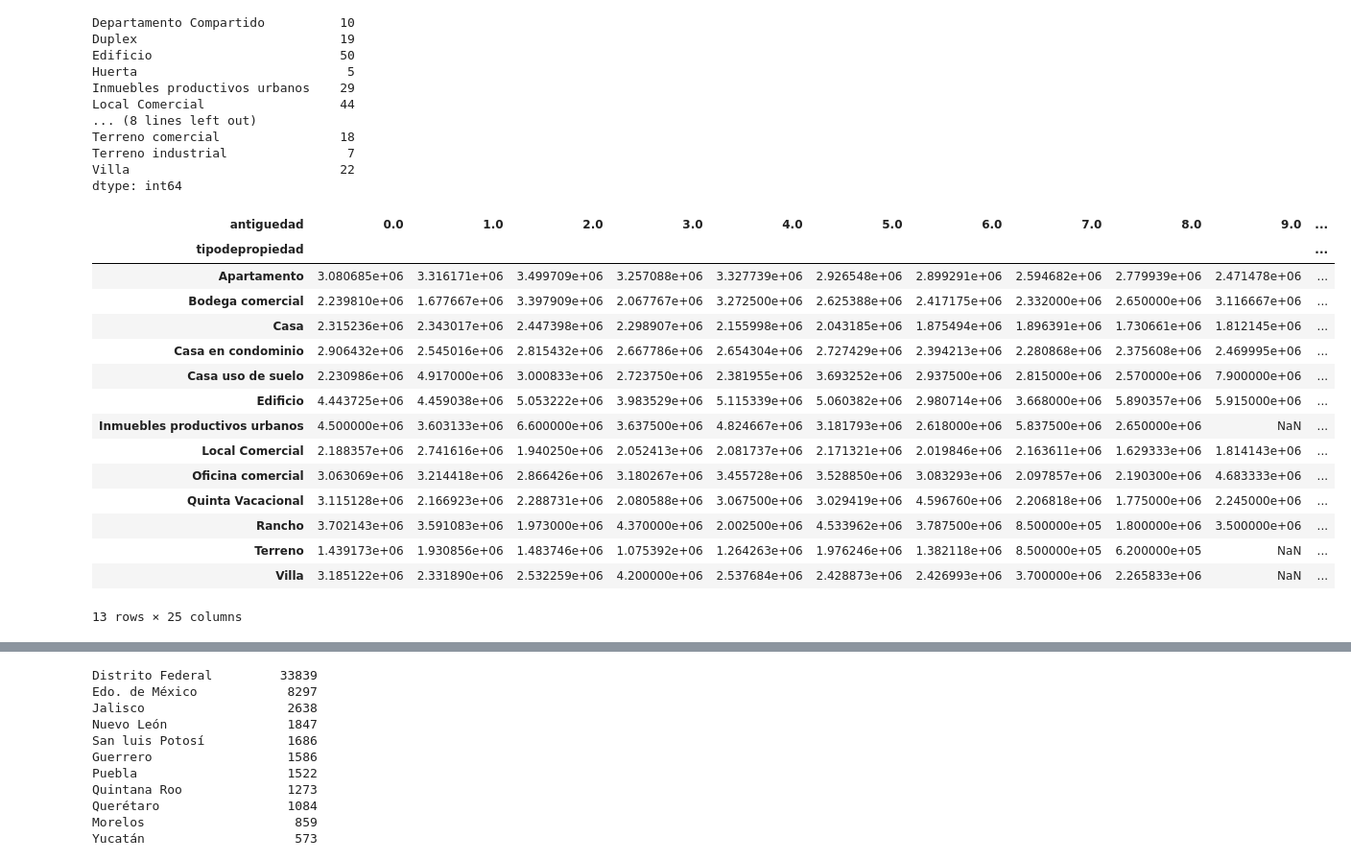
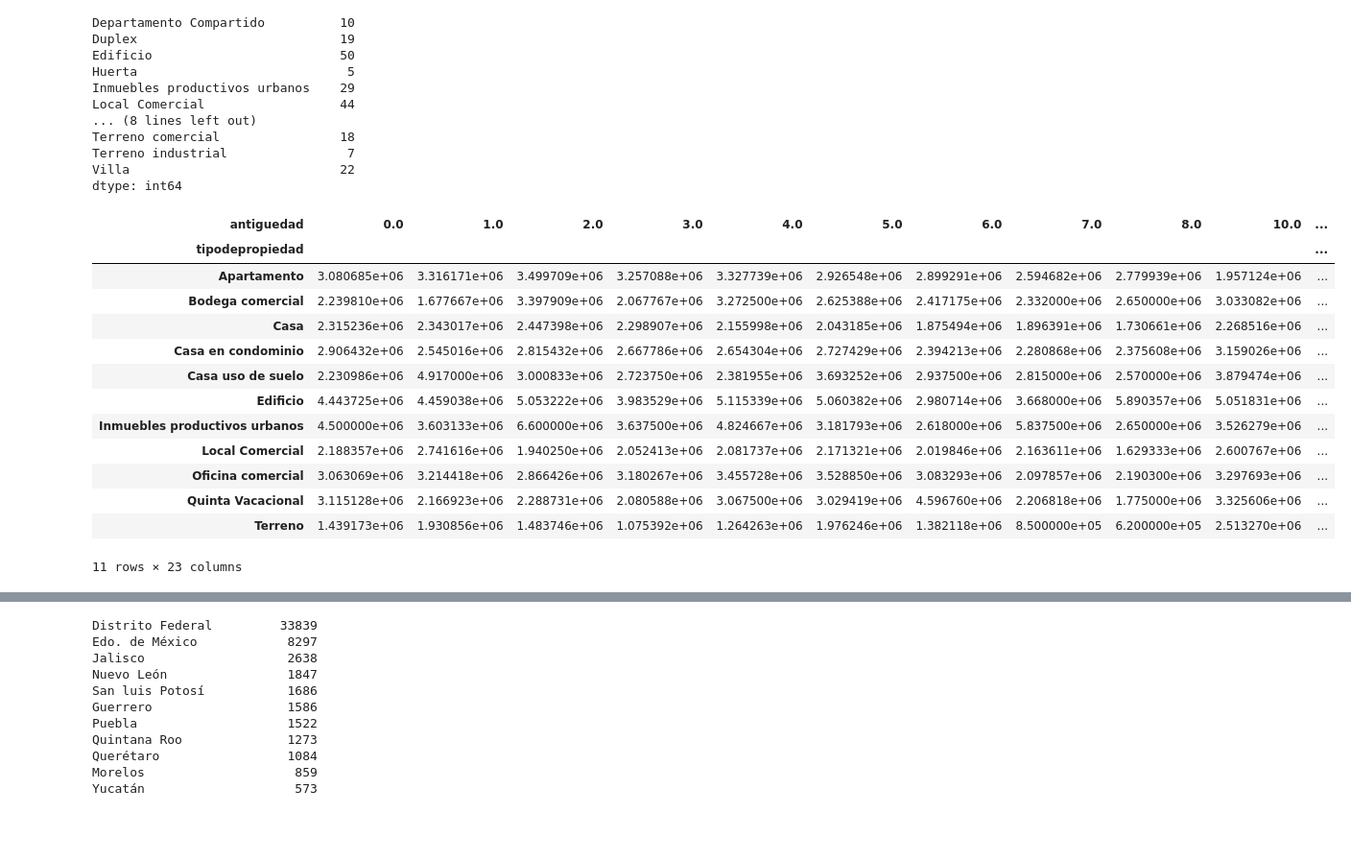
Before and after one commit to lorenzolgz/orgadatostp1, a Jupyter notebook: Analisis_basico.ipynb, the cells around one changed output, grey strips where cells are left out. Shown at 96% size. Cells and saved outputs as stored; diff of their text form; code cells hidden in the pictures; blank space fills up the shorter version.

```diff
--- a/Analisis_basico.ipynb
+++ b/Analisis_basico.ipynb
@@ -443,26 +443,24 @@ Villa                            22
 dtype: int64
 # %%
 #filtro las filas y columnas que no tienen datos sufientes como para ser representativos
-dfgraficable = dfanalisis.dropna(thresh=20)
+dfgraficable = dfanalisis.dropna(thresh=25)
 dfgraficable = dfgraficable.dropna(axis=1,thresh=10)
 dfgraficable
 # %% [output]
-| antiguedad | 0.0 | 1.0 | 2.0 | 3.0 | 4.0 | 5.0 | 6.0 | 7.0 | 8.0 | 9.0 | ... |
+| antiguedad | 0.0 | 1.0 | 2.0 | 3.0 | 4.0 | 5.0 | 6.0 | 7.0 | 8.0 | 10.0 | ... |
 | tipodepropiedad |  |  |  |  |  |  |  |  |  |  | ... |
-| Apartamento | 3.080685e+06 | 3.316171e+06 | 3.499709e+06 | 3.257088e+06 | 3.327739e+06 | 2.926548e+06 | 2.899291e+06 | 2.594682e+06 | 2.779939e+06 | 2.471478e+06 | ... |
-| Bodega comercial | 2.239810e+06 | 1.677667e+06 | 3.397909e+06 | 2.067767e+06 | 3.272500e+06 | 2.625388e+06 | 2.417175e+06 | 2.332000e+06 | 2.650000e+06 | 3.116667e+06 | ... |
-| Casa | 2.315236e+06 | 2.343017e+06 | 2.447398e+06 | 2.298907e+06 | 2.155998e+06 | 2.043185e+06 | 1.875494e+06 | 1.896391e+06 | 1.730661e+06 | 1.812145e+06 | ... |
-| Casa en condominio | 2.906432e+06 | 2.545016e+06 | 2.815432e+06 | 2.667786e+06 | 2.654304e+06 | 2.727429e+06 | 2.394213e+06 | 2.280868e+06 | 2.375608e+06 | 2.469995e+06 | ... |
-| Casa uso de suelo | 2.230986e+06 | 4.917000e+06 | 3.000833e+06 | 2.723750e+06 | 2.381955e+06 | 3.693252e+06 | 2.937500e+06 | 2.815000e+06 | 2.570000e+06 | 7.900000e+06 | ... |
-| Edificio | 4.443725e+06 | 4.459038e+06 | 5.053222e+06 | 3.983529e+06 | 5.115339e+06 | 5.060382e+06 | 2.980714e+06 | 3.668000e+06 | 5.890357e+06 | 5.915000e+06 | ... |
-| Inmuebles productivos urbanos | 4.500000e+06 | 3.603133e+06 | 6.600000e+06 | 3.637500e+06 | 4.824667e+06 | 3.181793e+06 | 2.618000e+06 | 5.837500e+06 | 2.650000e+06 | NaN | ... |
-| Local Comercial | 2.188357e+06 | 2.741616e+06 | 1.940250e+06 | 2.052413e+06 | 2.081737e+06 | 2.171321e+06 | 2.019846e+06 | 2.163611e+06 | 1.629333e+06 | 1.814143e+06 | ... |
-| Oficina comercial | 3.063069e+06 | 3.214418e+06 | 2.866426e+06 | 3.180267e+06 | 3.455728e+06 | 3.528850e+06 | 3.083293e+06 | 2.097857e+06 | 2.190300e+06 | 4.683333e+06 | ... |
-| Quinta Vacacional | 3.115128e+06 | 2.166923e+06 | 2.288731e+06 | 2.080588e+06 | 3.067500e+06 | 3.029419e+06 | 4.596760e+06 | 2.206818e+06 | 1.775000e+06 | 2.245000e+06 | ... |
-| Rancho | 3.702143e+06 | 3.591083e+06 | 1.973000e+06 | 4.370000e+06 | 2.002500e+06 | 4.533962e+06 | 3.787500e+06 | 8.500000e+05 | 1.800000e+06 | 3.500000e+06 | ... |
-| Terreno | 1.439173e+06 | 1.930856e+06 | 1.483746e+06 | 1.075392e+06 | 1.264263e+06 | 1.976246e+06 | 1.382118e+06 | 8.500000e+05 | 6.200000e+05 | NaN | ... |
-| Villa | 3.185122e+06 | 2.331890e+06 | 2.532259e+06 | 4.200000e+06 | 2.537684e+06 | 2.428873e+06 | 2.426993e+06 | 3.700000e+06 | 2.265833e+06 | NaN | ... |
+| Apartamento | 3.080685e+06 | 3.316171e+06 | 3.499709e+06 | 3.257088e+06 | 3.327739e+06 | 2.926548e+06 | 2.899291e+06 | 2.594682e+06 | 2.779939e+06 | 1.957124e+06 | ... |
+| Bodega comercial | 2.239810e+06 | 1.677667e+06 | 3.397909e+06 | 2.067767e+06 | 3.272500e+06 | 2.625388e+06 | 2.417175e+06 | 2.332000e+06 | 2.650000e+06 | 3.033082e+06 | ... |
+| Casa | 2.315236e+06 | 2.343017e+06 | 2.447398e+06 | 2.298907e+06 | 2.155998e+06 | 2.043185e+06 | 1.875494e+06 | 1.896391e+06 | 1.730661e+06 | 2.268516e+06 | ... |
+| Casa en condominio | 2.906432e+06 | 2.545016e+06 | 2.815432e+06 | 2.667786e+06 | 2.654304e+06 | 2.727429e+06 | 2.394213e+06 | 2.280868e+06 | 2.375608e+06 | 3.159026e+06 | ... |
+| Casa uso de suelo | 2.230986e+06 | 4.917000e+06 | 3.000833e+06 | 2.723750e+06 | 2.381955e+06 | 3.693252e+06 | 2.937500e+06 | 2.815000e+06 | 2.570000e+06 | 3.879474e+06 | ... |
+| Edificio | 4.443725e+06 | 4.459038e+06 | 5.053222e+06 | 3.983529e+06 | 5.115339e+06 | 5.060382e+06 | 2.980714e+06 | 3.668000e+06 | 5.890357e+06 | 5.051831e+06 | ... |
+| Inmuebles productivos urbanos | 4.500000e+06 | 3.603133e+06 | 6.600000e+06 | 3.637500e+06 | 4.824667e+06 | 3.181793e+06 | 2.618000e+06 | 5.837500e+06 | 2.650000e+06 | 3.526279e+06 | ... |
+| Local Comercial | 2.188357e+06 | 2.741616e+06 | 1.940250e+06 | 2.052413e+06 | 2.081737e+06 | 2.171321e+06 | 2.019846e+06 | 2.163611e+06 | 1.629333e+06 | 2.600767e+06 | ... |
+| Oficina comercial | 3.063069e+06 | 3.214418e+06 | 2.866426e+06 | 3.180267e+06 | 3.455728e+06 | 3.528850e+06 | 3.083293e+06 | 2.097857e+06 | 2.190300e+06 | 3.297693e+06 | ... |
+| Quinta Vacacional | 3.115128e+06 | 2.166923e+06 | 2.288731e+06 | 2.080588e+06 | 3.067500e+06 | 3.029419e+06 | 4.596760e+06 | 2.206818e+06 | 1.775000e+06 | 3.325606e+06 | ... |
+| Terreno | 1.439173e+06 | 1.930856e+06 | 1.483746e+06 | 1.075392e+06 | 1.264263e+06 | 1.976246e+06 | 1.382118e+06 | 8.500000e+05 | 6.200000e+05 | 2.513270e+06 | ... |
-13 rows × 25 columns
+11 rows × 23 columns
 # %%
 plt.figure(figsize=(15,10))
 g = sns.heatmap(dfgraficable,robust= True, cmap="YlGnBu")  #annot=True
```
Also changed, not shown: parts of 7 cells of this notebook.
